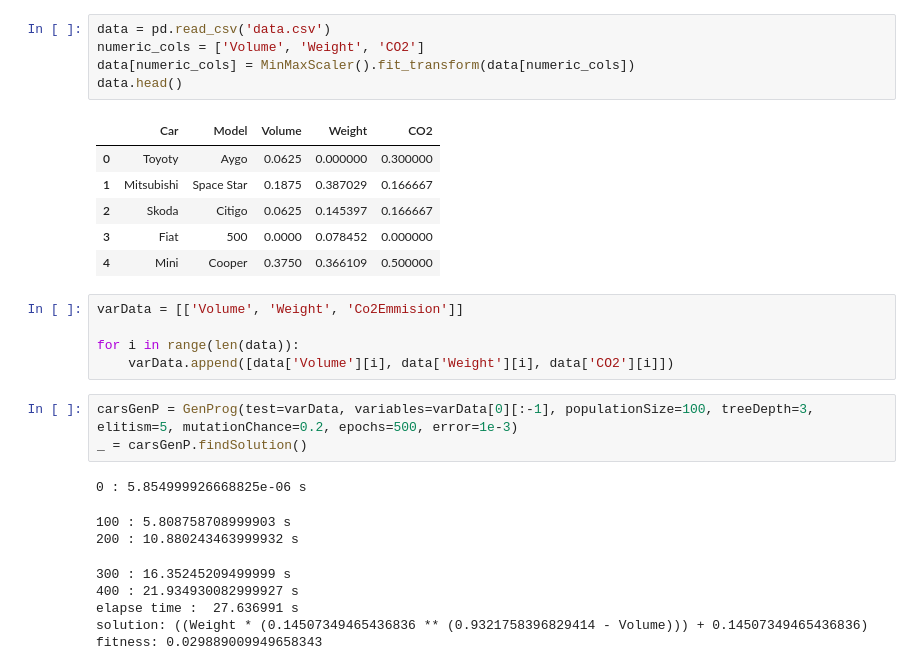
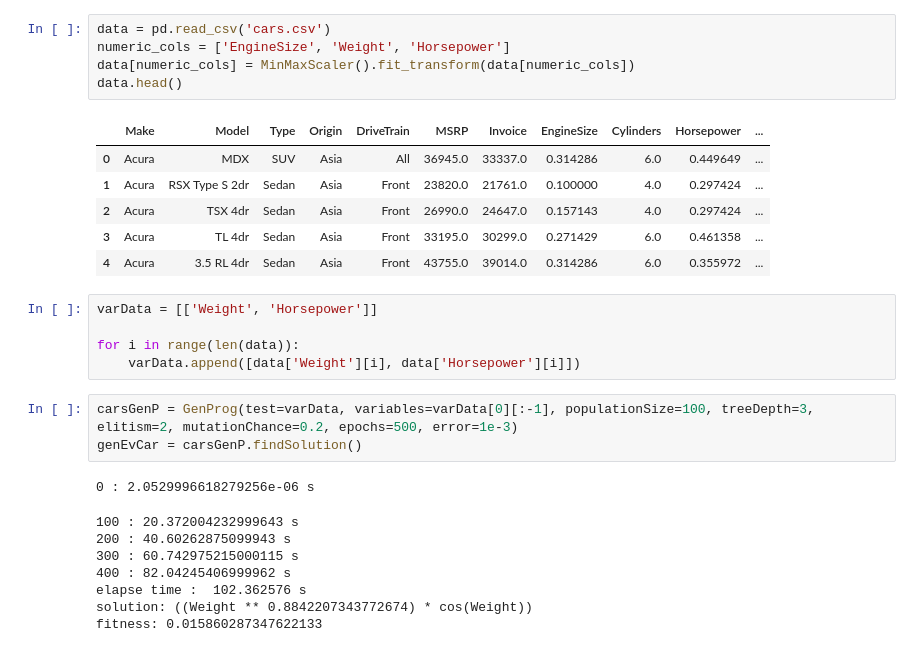
Before and after one commit to PetarP02/RIProjekat, a Jupyter notebook: Test.ipynb, the cells around one changed output. Cells and saved outputs as stored; diff of their text form.

```diff
--- a/Test.ipynb
+++ b/Test.ipynb
@@ -72,30 +60,30 @@ import pandas as pd
 # %%
-data = pd.read_csv('data.csv')
-numeric_cols = ['Volume', 'Weight', 'CO2']
+data = pd.read_csv('cars.csv')
+numeric_cols = ['EngineSize', 'Weight', 'Horsepower']
 data[numeric_cols] = MinMaxScaler().fit_transform(data[numeric_cols])
 data.head()
 # %% [output]
-|  | Car | Model | Volume | Weight | CO2 |
-| 0 | Toyoty | Aygo | 0.0625 | 0.000000 | 0.300000 |
-| 1 | Mitsubishi | Space Star | 0.1875 | 0.387029 | 0.166667 |
-| 2 | Skoda | Citigo | 0.0625 | 0.145397 | 0.166667 |
-| 3 | Fiat | 500 | 0.0000 | 0.078452 | 0.000000 |
-| 4 | Mini | Cooper | 0.3750 | 0.366109 | 0.500000 |
+|  | Make | Model | Type | Origin | DriveTrain | MSRP | Invoice | EngineSize | Cylinders | Horsepower | ... |
+| 0 | Acura | MDX | SUV | Asia | All | 36945.0 | 33337.0 | 0.314286 | 6.0 | 0.449649 | ... |
+| 1 | Acura | RSX Type S 2dr | Sedan | Asia | Front | 23820.0 | 21761.0 | 0.100000 | 4.0 | 0.297424 | ... |
+| 2 | Acura | TSX 4dr | Sedan | Asia | Front | 26990.0 | 24647.0 | 0.157143 | 4.0 | 0.297424 | ... |
+| 3 | Acura | TL 4dr | Sedan | Asia | Front | 33195.0 | 30299.0 | 0.271429 | 6.0 | 0.461358 | ... |
+| 4 | Acura | 3.5 RL 4dr | Sedan | Asia | Front | 43755.0 | 39014.0 | 0.314286 | 6.0 | 0.355972 | ... |
 # %%
-varData = [['Volume', 'Weight', 'Co2Emmision']]
+varData = [['Weight', 'Horsepower']]
 
 for i in range(len(data)):
-    varData.append([data['Volume'][i], data['Weight'][i], data['CO2'][i]])
+    varData.append([data['Weight'][i], data['Horsepower'][i]])
 # %%
-carsGenP = GenProg(test=varData, variables=varData[0][:-1], populationSize=100, treeDepth=3, elitism=5, mutationChance=0.2, epochs=500, error=1e-3)
-_ = carsGenP.findSolution()
+carsGenP = GenProg(test=varData, variables=varData[0][:-1], populationSize=100, treeDepth=3, elitism=2, mutationChance=0.2, epochs=500, error=1e-3)
+genEvCar = carsGenP.findSolution()
 # %% [output]
-0 : 5.854999926668825e-06 s
+0 : 2.0529996618279256e-06 s
-100 : 5.808758708999903 s
-200 : 10.880243463999932 s
+100 : 20.372004232999643 s
+200 : 40.60262875099943 s
+300 : 60.742975215000115 s
+400 : 82.04245406999962 s
+elapse time :  102.362576 s
+solution: ((Weight ** 0.8842207343772674) * cos(Weight))
+fitness: 0.015860287347622133
-300 : 16.35245209499999 s
-400 : 21.934930082999927 s
-elapse time :  27.636991 s
-solution: ((Weight * (0.14507349465436836 ** (0.9321758396829414 - Volume))) + 0.14507349465436836)
-fitness: 0.029889009949658343
 # %%
```
Also changed, not shown: parts of 9 cells of this notebook, 4 other files.
